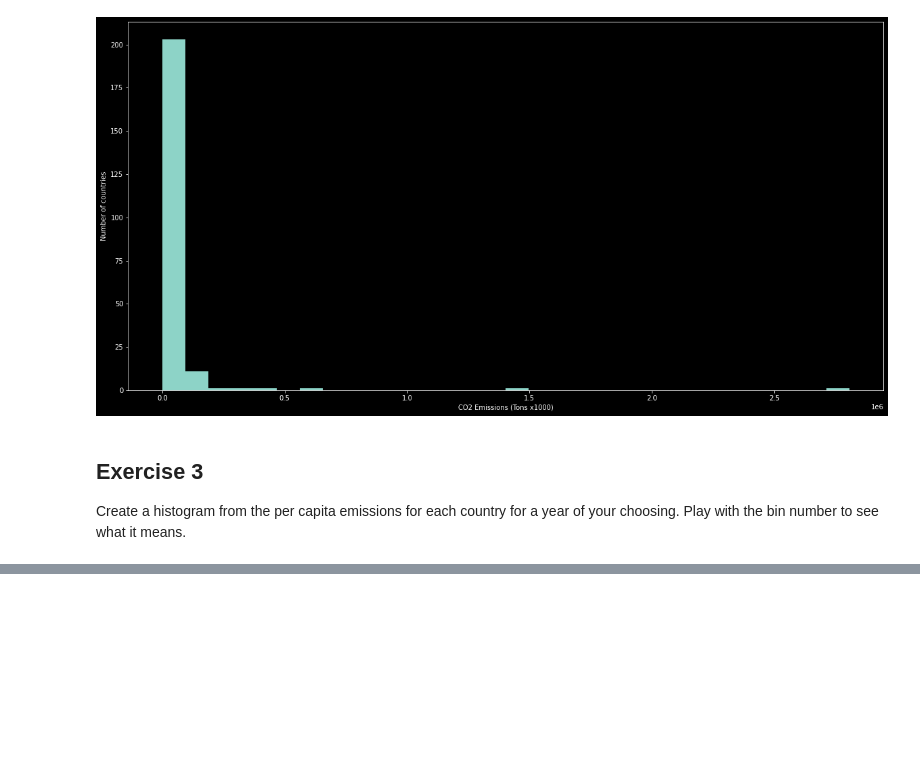
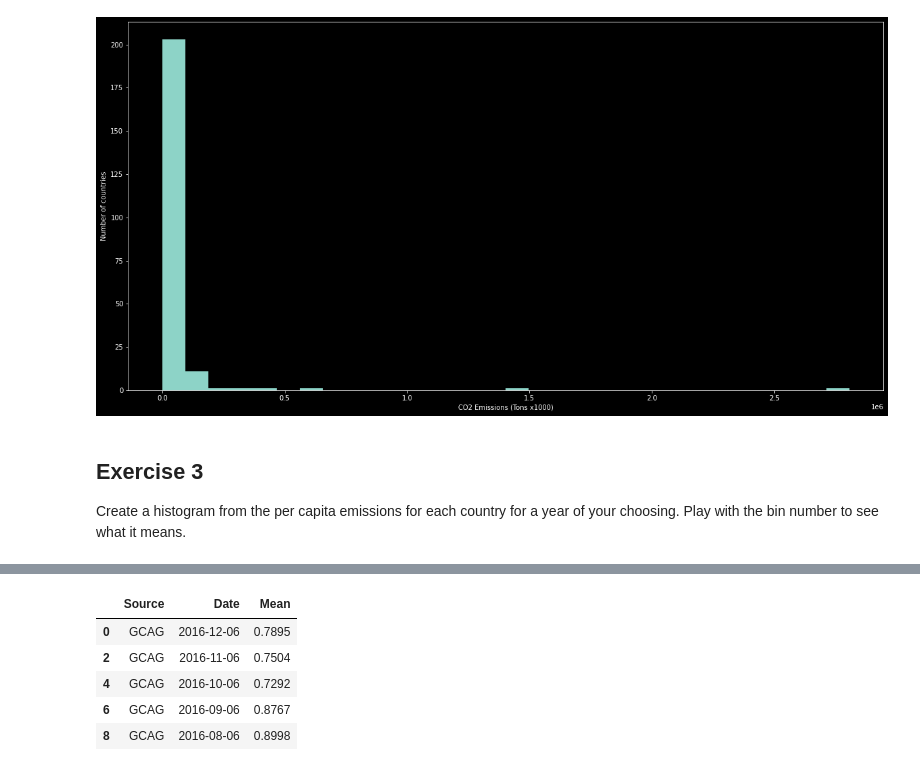
Before and after one commit to curso-visualizacion/practicas, a Jupyter notebook: Practica1/Practica 1.ipynb, the cells around one changed output, grey strips where cells are left out. Saved outputs shown, nothing was run; the diff lists cells and outputs as text; code cells hidden in the pictures; blank space fills up the shorter version.

```diff
--- a/Practica1/Practica 1.ipynb
+++ b/Practica1/Practica 1.ipynb
@@ -254,0 +272,12 @@ Create a histogram from the per capita emissions for each country for a year of
+# %%
+data = pd.read_csv("https://raw.githubusercontent.com/dirodriguezm/practicas_diploma/master/Practica1/monthly_csv.csv")
+data.Date = pd.to_datetime(data.Date)
+gcag = data[data.Source == "GCAG"]
+gcag.head()
+# %% [output]
+|  | Source | Date | Mean |
+| 0 | GCAG | 2016-12-06 | 0.7895 |
+| 2 | GCAG | 2016-11-06 | 0.7504 |
+| 4 | GCAG | 2016-10-06 | 0.7292 |
+| 6 | GCAG | 2016-09-06 | 0.8767 |
+| 8 | GCAG | 2016-08-06 | 0.8998 |
```
Also changed, not shown: parts of 7 cells of this notebook.
